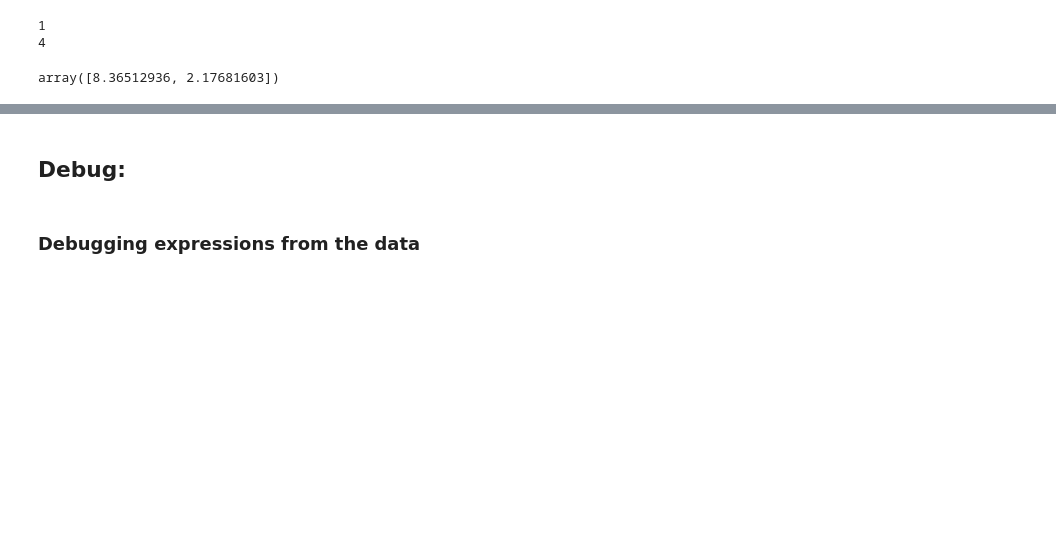
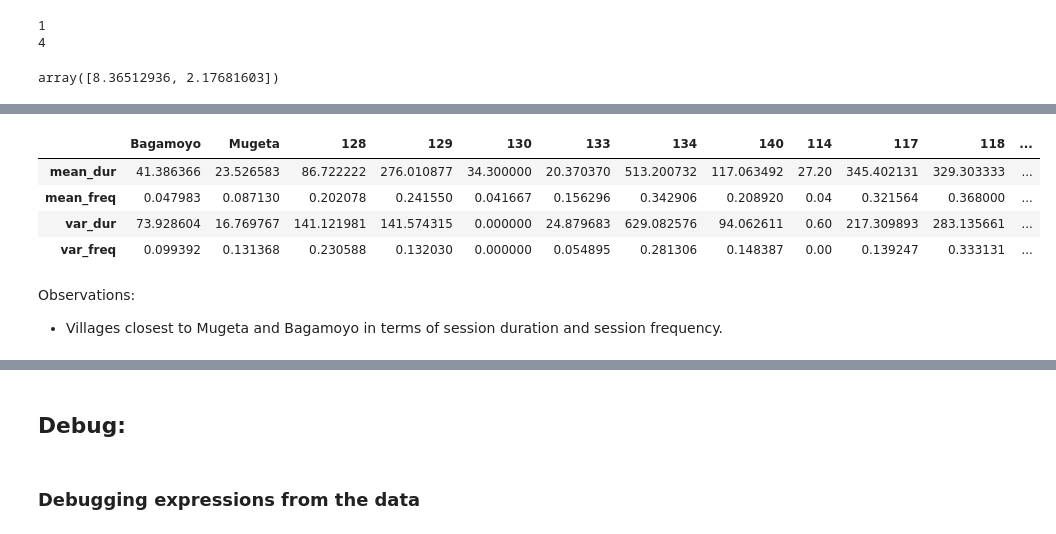
Before and after one commit to amogh112/robotutor_data_analysis, a Jupyter notebook: robotutor_data_analysis.ipynb, the cells around one changed output, grey strips where cells are left out. Cells and saved outputs as stored; diff of their text form; code cells hidden in the pictures; blank space fills up the shorter version.

```diff
--- a/robotutor_data_analysis.ipynb
+++ b/robotutor_data_analysis.ipynb
@@ -517,0 +577,14 @@ df
+# %%
+df_metrics = pd.DataFrame.from_dict(dic_metrics)
+df_metrics.index = ['mean_dur','mean_freq','var_dur','var_freq']
+df_metrics
+# %% [output]
+|  | Bagamoyo | Mugeta | 128 | 129 | 130 | 133 | 134 | 140 | 114 | 117 | 118 | ... |
+| mean_dur | 41.386366 | 23.526583 | 86.722222 | 276.010877 | 34.300000 | 20.370370 | 513.200732 | 117.063492 | 27.20 | 345.402131 | 329.303333 | ... |
+| mean_freq | 0.047983 | 0.087130 | 0.202078 | 0.241550 | 0.041667 | 0.156296 | 0.342906 | 0.208920 | 0.04 | 0.321564 | 0.368000 | ... |
+| var_dur | 73.928604 | 16.769767 | 141.121981 | 141.574315 | 0.000000 | 24.879683 | 629.082576 | 94.062611 | 0.60 | 217.309893 | 283.135661 | ... |
+| var_freq | 0.099392 | 0.131368 | 0.230588 | 0.132030 | 0.000000 | 0.054895 | 0.281306 | 0.148387 | 0.00 | 0.139247 | 0.333131 | ... |
+# %% [markdown]
+Observations:
+
+*  Villages closest to Mugeta and Bagamoyo in terms of session duration and session frequency.
```
Also changed, not shown: parts of 8 cells of this notebook.
